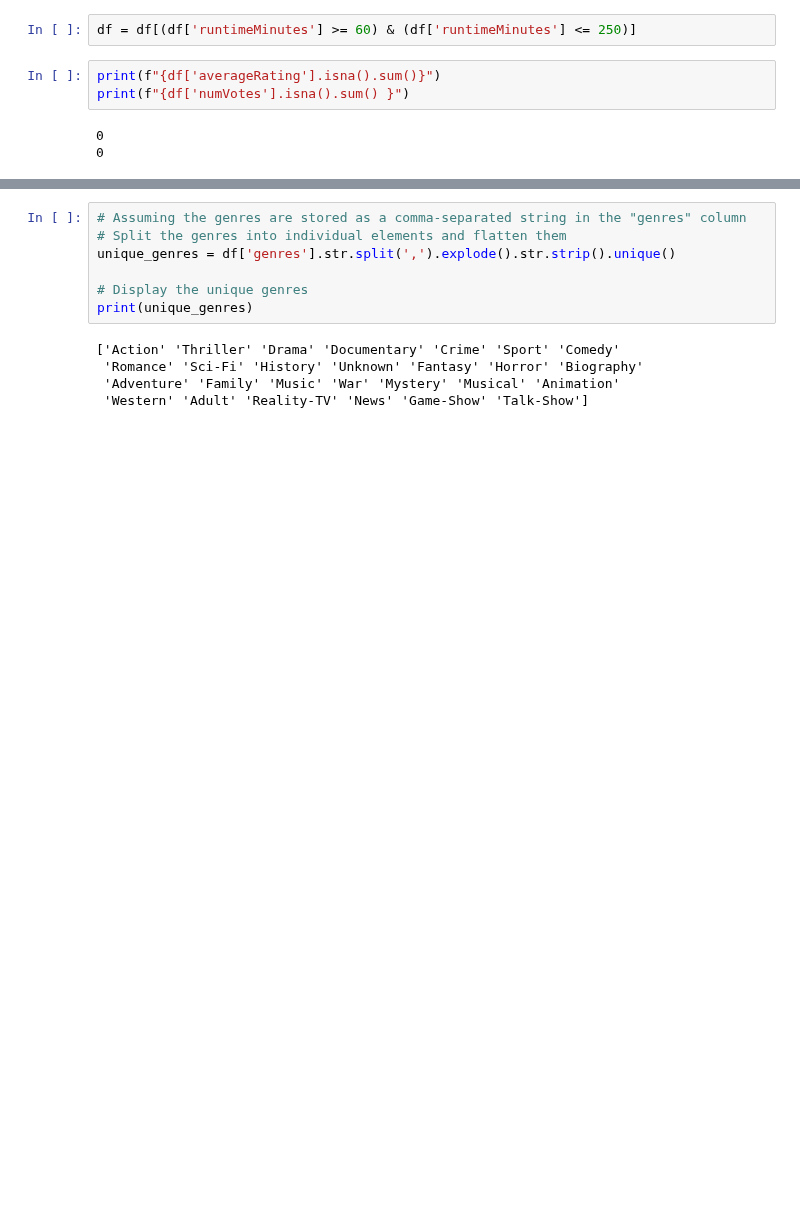
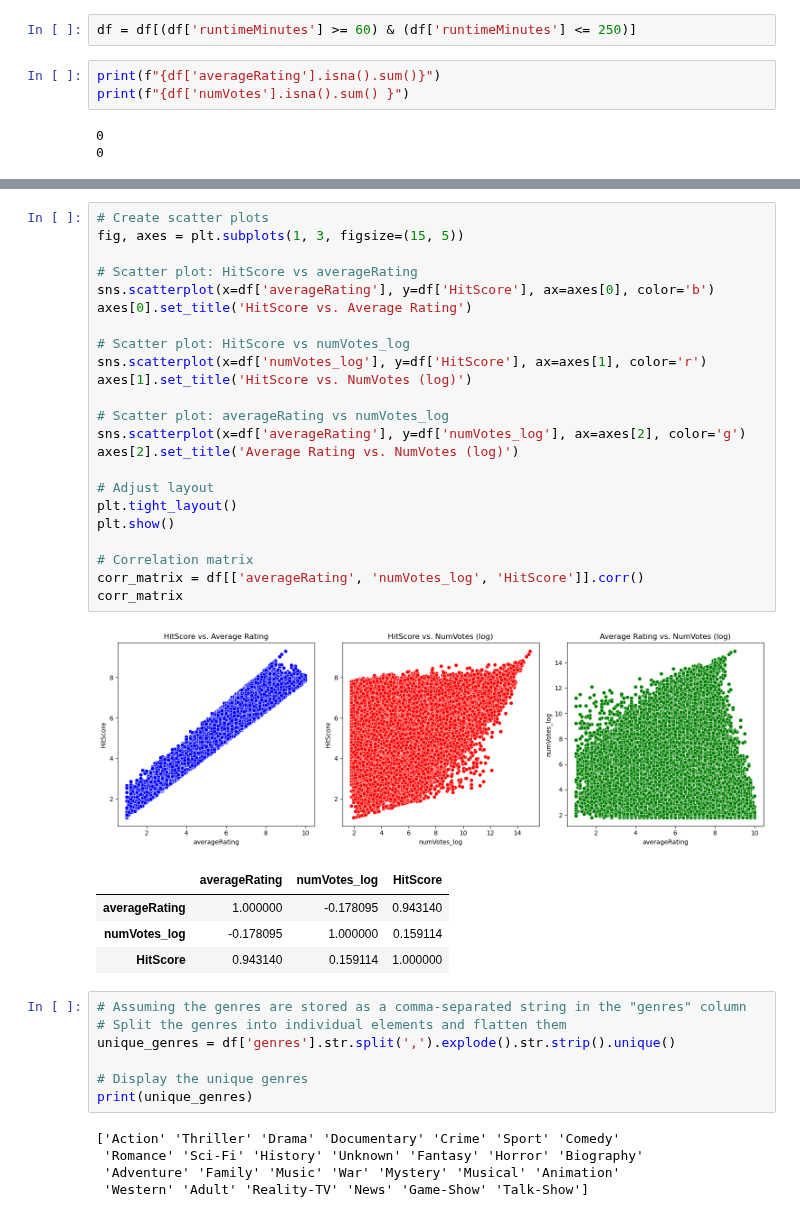
Before and after one commit to Ariestootl/machine_learning, a Jupyter notebook: Movie_Prediction/model.ipynb, the cells around one changed output, grey strips where cells are left out. Drawn from its saved outputs; the diff is of its cells as text; blank space fills up the shorter version.

```diff
--- a/Movie_Prediction/model.ipynb
+++ b/Movie_Prediction/model.ipynb
@@ -89,6 +89,35 @@ X_val, X_test, y_val, y_test = train_test_split(X_temp, y_temp, test_size=0.5, r
 print(f"{X_train.shape[0] + X_val.shape[0] + X_test.shape[0] == df.shape[0]}")
 # %% [output]
 True
+# %%
+# Create scatter plots
+fig, axes = plt.subplots(1, 3, figsize=(15, 5))
+
+# Scatter plot: HitScore vs averageRating
+sns.scatterplot(x=df['averageRating'], y=df['HitScore'], ax=axes[0], color='b')
+axes[0].set_title('HitScore vs. Average Rating')
+
+# Scatter plot: HitScore vs numVotes_log
+sns.scatterplot(x=df['numVotes_log'], y=df['HitScore'], ax=axes[1], color='r')
+axes[1].set_title('HitScore vs. NumVotes (log)')
+
+# Scatter plot: averageRating vs numVotes_log
+sns.scatterplot(x=df['averageRating'], y=df['numVotes_log'], ax=axes[2], color='g')
+axes[2].set_title('Average Rating vs. NumVotes (log)')
+
+# Adjust layout
+plt.tight_layout()
+plt.show()
+
+# Correlation matrix
+corr_matrix = df[['averageRating', 'numVotes_log', 'HitScore']].corr()
+corr_matrix
+# %% [output]
+[figure, added]
+|  | averageRating | numVotes_log | HitScore |
+| averageRating | 1.000000 | -0.178095 | 0.943140 |
+| numVotes_log | -0.178095 | 1.000000 | 0.159114 |
+| HitScore | 0.943140 | 0.159114 | 1.000000 |
 # %%
 # Assuming the genres are stored as a comma-separated string in the "genres" column
 # Split the genres into individual elements and flatten them
```
Also changed, not shown: parts of 13 cells of this notebook, 1 other file.
